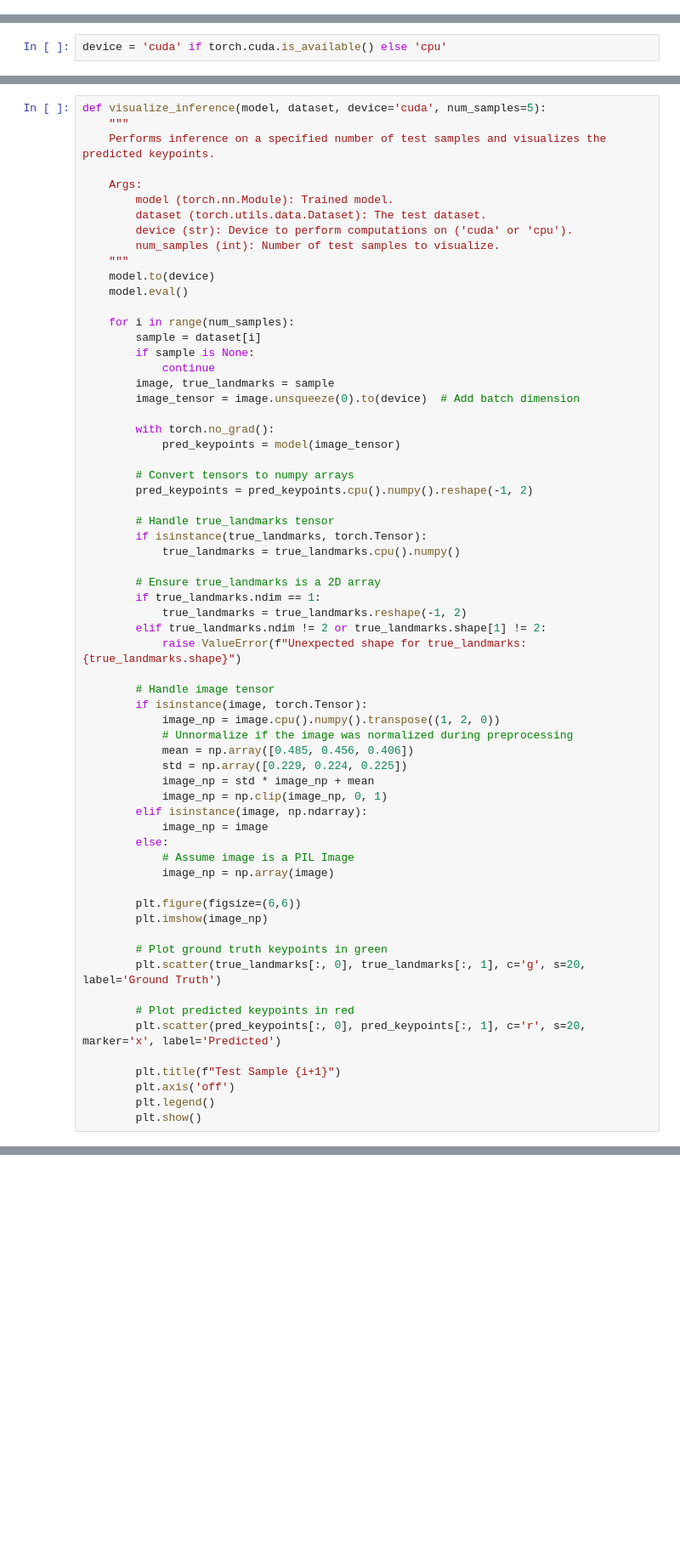
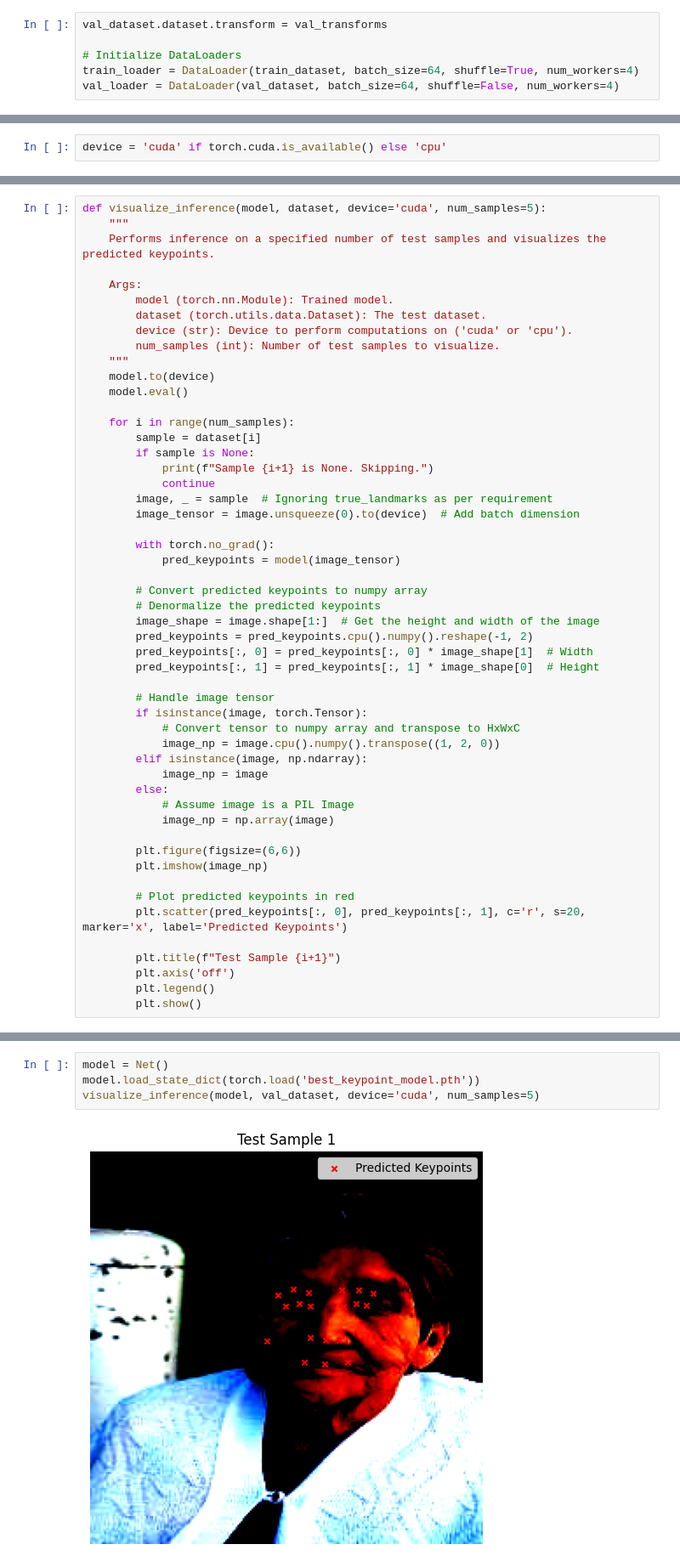
Before and after one commit to Zeepat/face-keypoint-detection, a Jupyter notebook: train.ipynb, the cells around one changed output, grey strips where cells are left out. Shown at 85% size. Saved outputs shown, nothing was run; the diff lists cells and outputs as text; blank space fills up the shorter version.

```diff
--- a/train.ipynb
+++ b/train.ipynb
@@ -80,3 +74,9 @@ train_loader, val_loader, test_loader = train_test_split(dataset,
+# %%
+val_dataset.dataset.transform = val_transforms
+
+# Initialize DataLoaders
+train_loader = DataLoader(train_dataset, batch_size=64, shuffle=True, num_workers=4)
+val_loader = DataLoader(val_dataset, batch_size=64, shuffle=False, num_workers=4)
 # %%
 # Initialize model
 model = Net()
@@ -121,34 +152,25 @@ def visualize_inference(model, dataset, device='cuda', num_samples=5):
     for i in range(num_samples):
         sample = dataset[i]
         if sample is None:
+            print(f"Sample {i+1} is None. Skipping.")
             continue
-        image, true_landmarks = sample
+        image, _ = sample  # Ignoring true_landmarks as per requirement
         image_tensor = image.unsqueeze(0).to(device)  # Add batch dimension
 
         with torch.no_grad():
             pred_keypoints = model(image_tensor)
 
-        # Convert tensors to numpy arrays
+        # Convert predicted keypoints to numpy array
+        # Denormalize the predicted keypoints
+        image_shape = image.shape[1:]  # Get the height and width of the image
         pred_keypoints = pred_keypoints.cpu().numpy().reshape(-1, 2)
-
-        # Handle true_landmarks tensor
-        if isinstance(true_landmarks, torch.Tensor):
-            true_landmarks = true_landmarks.cpu().numpy()
-
-        # Ensure true_landmarks is a 2D array
-        if true_landmarks.ndim == 1:
-            true_landmarks = true_landmarks.reshape(-1, 2)
-        elif true_landmarks.ndim != 2 or true_landmarks.shape[1] != 2:
-            raise ValueError(f"Unexpected shape for true_landmarks: {true_landmarks.shape}")
+        pred_keypoints[:, 0] = pred_keypoints[:, 0] * image_shape[1]  # Width
+        pred_keypoints[:, 1] = pred_keypoints[:, 1] * image_shape[0]  # Height
 
         # Handle image tensor
         if isinstance(image, torch.Tensor):
+            # Convert tensor to numpy array and transpose to HxWxC
             image_np = image.cpu().numpy().transpose((1, 2, 0))
-            # Unnormalize if the image was normalized during preprocessing
-            mean = np.array([0.485, 0.456, 0.406])
-            std = np.array([0.229, 0.224, 0.225])
-            image_np = std * image_np + mean
-            image_np = np.clip(image_np, 0, 1)
         elif isinstance(image, np.ndarray):
             image_np = image
         else:
@@ -158,11 +180,8 @@ def visualize_inference(model, dataset, device='cuda', num_samples=5):
         plt.figure(figsize=(6,6))
         plt.imshow(image_np)
 
-        # Plot ground truth keypoints in green
-        plt.scatter(true_landmarks[:, 0], true_landmarks[:, 1], c='g', s=20, label='Ground Truth')
-
         # Plot predicted keypoints in red
-        plt.scatter(pred_keypoints[:, 0], pred_keypoints[:, 1], c='r', s=20, marker='x', label='Predicted')
+        plt.scatter(pred_keypoints[:, 0], pred_keypoints[:, 1], c='r', s=20, marker='x', label='Predicted Keypoints')
 
         plt.title(f"Test Sample {i+1}")
         plt.axis('off')
@@ -237,0 +190,6 @@ visualize_inference(trained_model, test_dataset, device=device, num_samples=5)
+# %%
+model = Net()
+model.load_state_dict(torch.load('best_keypoint_model.pth'))
+visualize_inference(model, val_dataset, device='cuda', num_samples=5)
+# %% [output]
+[figure, added]
```
Also changed, not shown: parts of 16 cells of this notebook, 2 other files.
